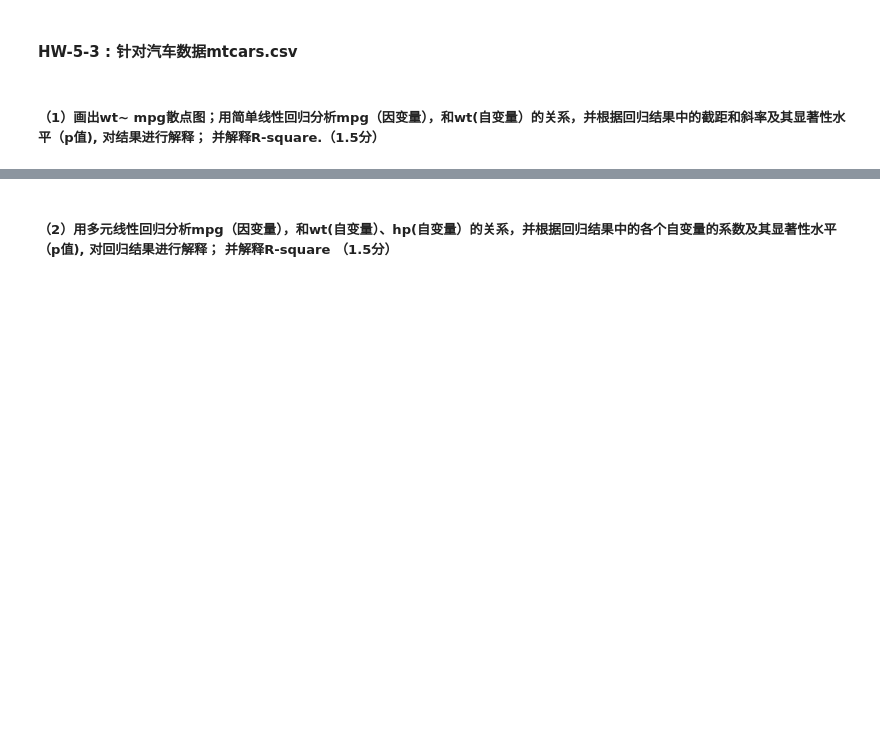
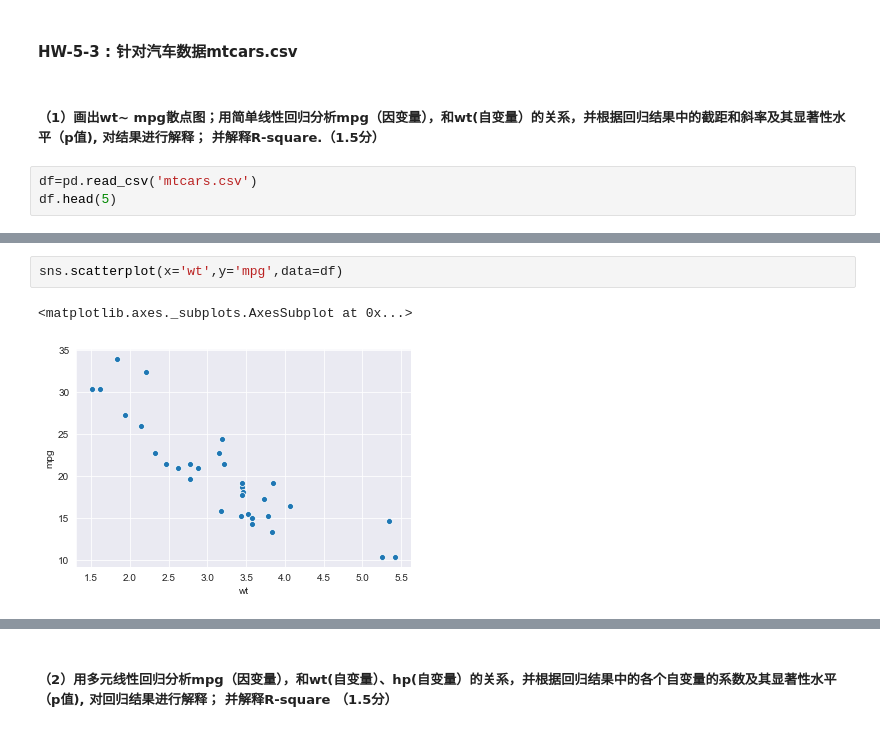
Before and after one commit to pyb0924/BI148_HW, a Jupyter notebook: Unit5HW/Unit5HW.ipynb, the cells around one changed output, grey strips where cells are left out. Cells and saved outputs as stored; diff of their text form; blank space fills up the shorter version.

```diff
--- a/Unit5HW/Unit5HW.ipynb
+++ b/Unit5HW/Unit5HW.ipynb
@@ -71,3 +72,6 @@ KendalltauResult(correlation=-0.3103724477828569, pvalue=8.600565143832718e-28)
 #### HW-5-3 : 针对汽车数据mtcars.csv
 # %% [markdown]
 ##### （1）画出wt~ mpg散点图；用简单线性回归分析mpg（因变量），和wt(自变量）的关系，并根据回归结果中的截距和斜率及其显著性水平（p值), 对结果进行解释； 并解释R-square.（1.5分）
+# %%
+df=pd.read_csv('mtcars.csv')
+df.head(5)
@@ -73,0 +85,5 @@ KendalltauResult(correlation=-0.3103724477828569, pvalue=8.600565143832718e-28)
+# %%
+sns.scatterplot(x='wt',y='mpg',data=df)
+# %% [output]
+<matplotlib.axes._subplots.AxesSubplot at 0x...>
+[figure, added]
```
Also changed, not shown: parts of 15 cells of this notebook, 5 other files.
